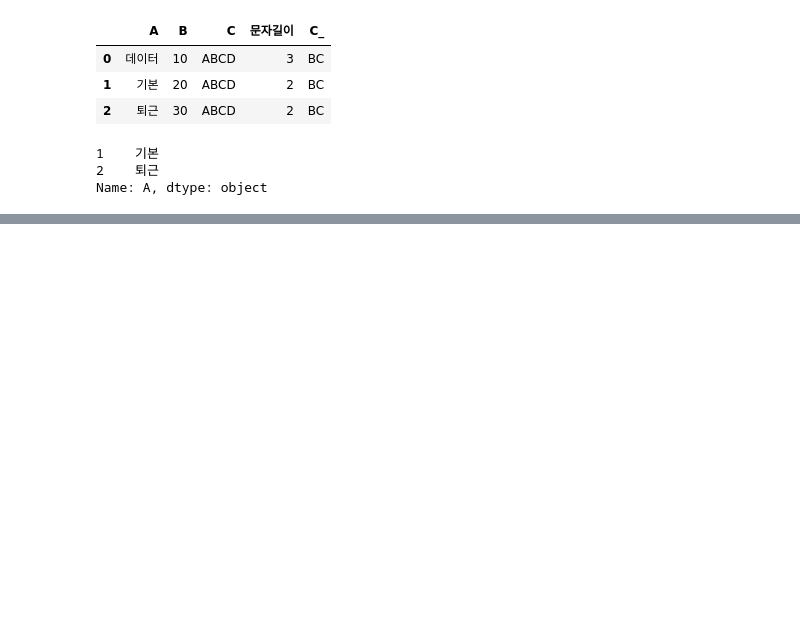
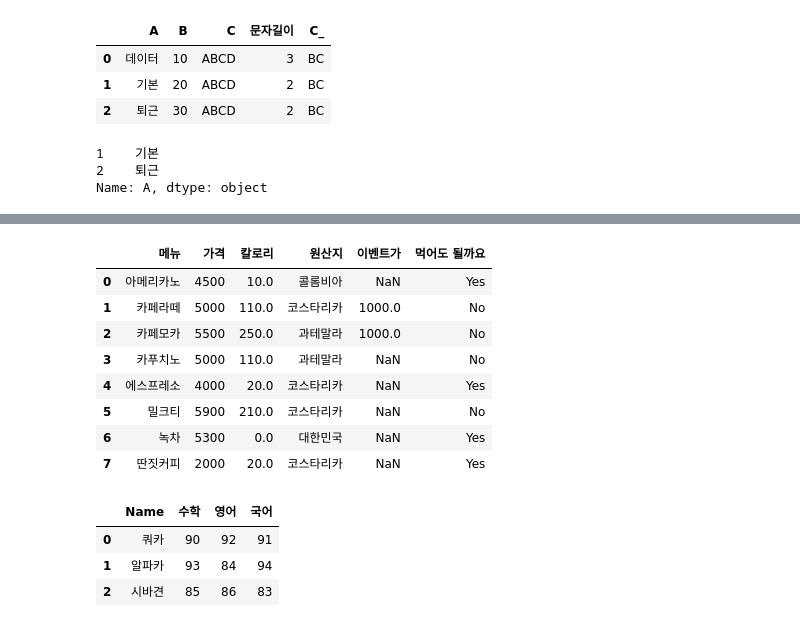
Before and after one commit to himzei/big_ana, a Jupyter notebook: ch02_판다스.ipynb, the cells around one changed output, grey strips where cells are left out. Saved outputs shown, nothing was run; the diff lists cells and outputs as text; code cells hidden in the pictures; blank space fills up the shorter version.

```diff
--- a/ch02_판다스.ipynb
+++ b/ch02_판다스.ipynb
@@ -1121,3 +1121,7 @@ df["A"][1:3]
 1    기본
 2    퇴근
 Name: A, dtype: object
+# %%
+# 15. 내장함수
+df = pd.read_csv("cafe4.csv")
+df
@@ -1123,0 +1264,38 @@ Name: A, dtype: object
+# %%
+# apply()
+
+def cal(x):
+    if x >= 100:
+        return "No"
+    else:
+        return "Yes"
+
+df["먹어도 될까요"] = df["칼로리"].apply(cal)
+df
+# %% [output]
+|  | 메뉴 | 가격 | 칼로리 | 원산지 | 이벤트가 | 먹어도 될까요 |
+| 0 | 아메리카노 | 4500 | 10.0 | 콜롬비아 | NaN | Yes |
+| 1 | 카페라떼 | 5000 | 110.0 | 코스타리카 | 1000.0 | No |
+| 2 | 카페모카 | 5500 | 250.0 | 과테말라 | 1000.0 | No |
+| 3 | 카푸치노 | 5000 | 110.0 | 과테말라 | NaN | No |
+| 4 | 에스프레소 | 4000 | 20.0 | 코스타리카 | NaN | Yes |
+| 5 | 밀크티 | 5900 | 210.0 | 코스타리카 | NaN | No |
+| 6 | 녹차 | 5300 | 0.0 | 대한민국 | NaN | Yes |
+| 7 | 딴짓커피 | 2000 | 20.0 | 코스타리카 | NaN | Yes |
+# %%
+# melt()
+
+data = {
+    "Name": {0: "쿼카", 1: "알파카", 2: "시바견"},
+    "수학": {0: 90, 1:93, 2:85},
+    "영어": {0: 92, 1: 84, 2: 86},
+    "국어": {0:91, 1:94, 2:83}
+}
+
+df = pd.DataFrame(data)
+df
+# %% [output]
+|  | Name | 수학 | 영어 | 국어 |
+| 0 | 쿼카 | 90 | 92 | 91 |
+| 1 | 알파카 | 93 | 84 | 94 |
+| 2 | 시바견 | 85 | 86 | 83 |
```
Also changed, not shown: parts of 17 cells of this notebook.
